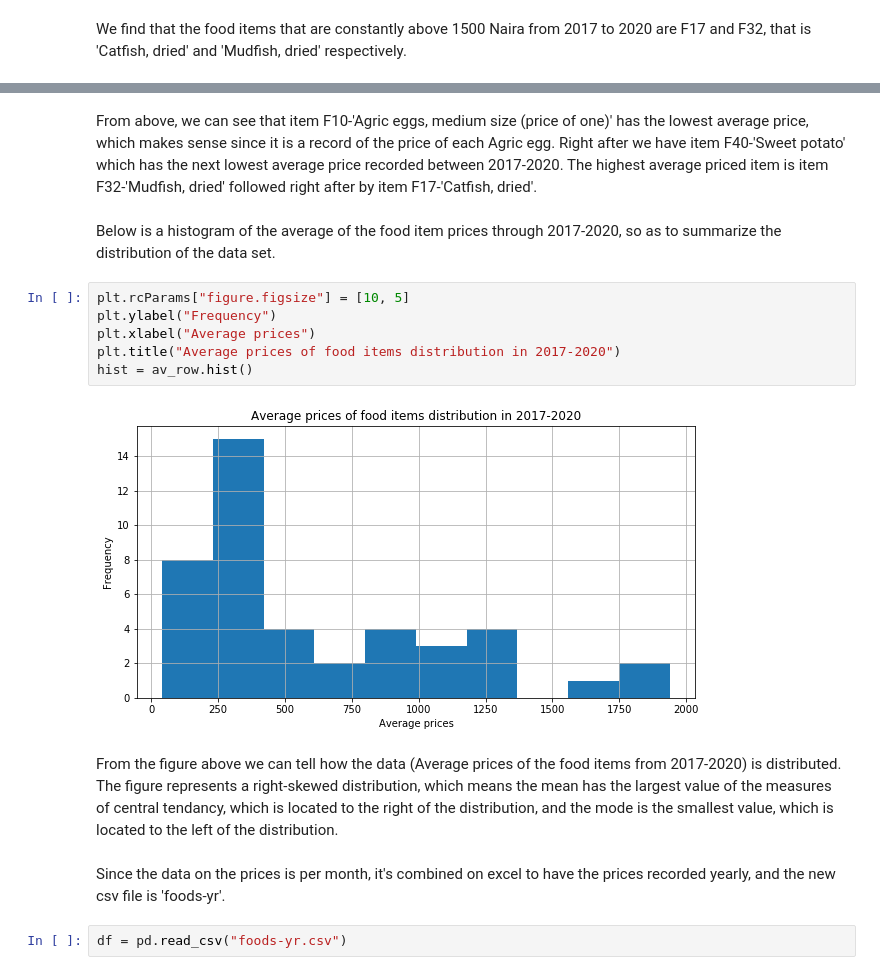
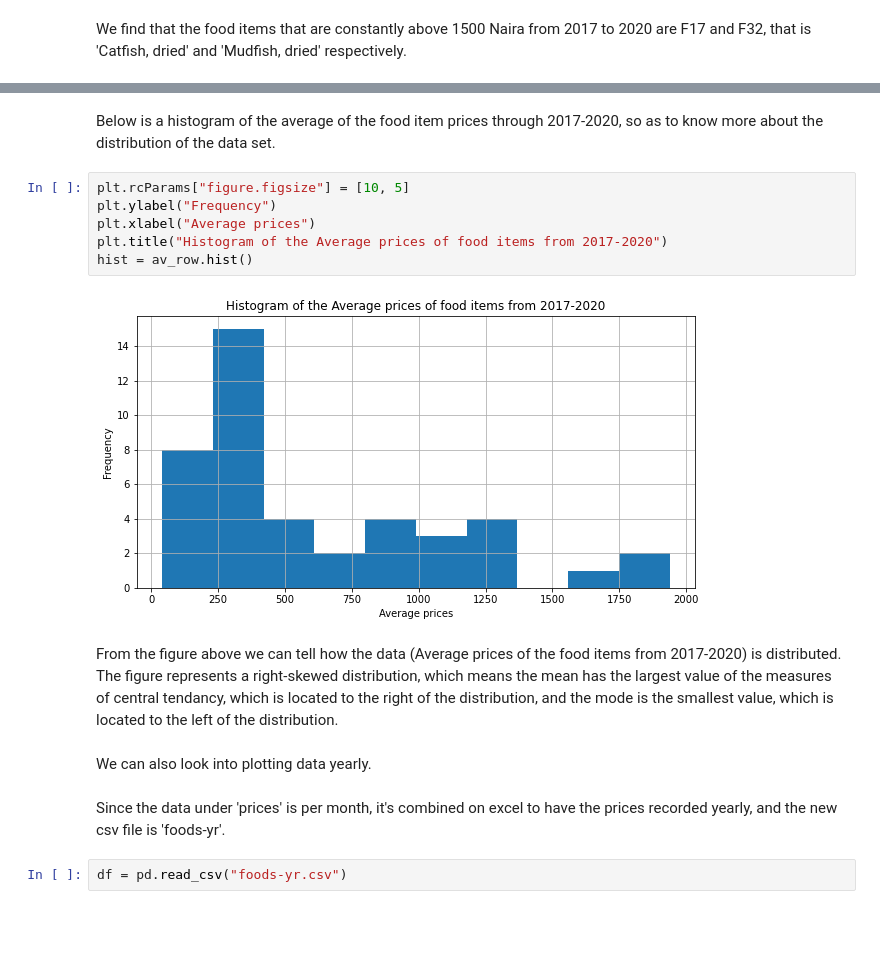
Before and after one commit to Ivynjambi/Jenga-Project, a Jupyter notebook: Analysis of selected food prices in Nigeria.ipynb, the cells around one changed output, grey strips where cells are left out. Saved outputs shown, nothing was run; the diff lists cells and outputs as text; blank space fills up the shorter version.

Commit message:
Additional comments and a line graph. Final restructure.

```diff
--- a/Analysis of selected food prices in Nigeria.ipynb
+++ b/Analysis of selected food prices in Nigeria.ipynb
@@ -193,21 +201,20 @@ plt.show()
-# %% [markdown]
-From above, we can see that item F10-'Agric eggs, medium size (price of one)' has the lowest average price, which makes sense since it is a record of the price of each Agric egg. Right after we have item F40-'Sweet potato' which has the next lowest average price recorded between 2017-2020.
-The highest average priced item is item F32-'Mudfish, dried' followed right after by item F17-'Catfish, dried'.
 # %% [markdown]
-Below is a histogram of the average of the food item prices through 2017-2020, so as to summarize the distribution of the data set.
+Below is a histogram of the average of the food item prices through 2017-2020, so as to know more about the distribution of the data set.
 # %%
 plt.rcParams["figure.figsize"] = [10, 5]
 plt.ylabel("Frequency")
 plt.xlabel("Average prices")
-plt.title("Average prices of food items distribution in 2017-2020")
+plt.title("Histogram of the Average prices of food items from 2017-2020")
 hist = av_row.hist()
 # %% [output]
-[figure, old version]
+[figure, new version]
 # %% [markdown]
 From the figure above we can tell how the data (Average prices of the food items from 2017-2020) is distributed.
 The figure represents a right-skewed distribution, which means the mean has the largest value of the measures of central tendancy, which is located to the right of the distribution, and the mode is the smallest value, which is located to the left of the distribution.
+# %% [markdown]
+We can also look into plotting data yearly.
 # %% [markdown]
-Since the data on the prices is per month, it's combined on excel to have the prices recorded yearly, and the new csv file is 'foods-yr'.
+Since the data under 'prices' is per month, it's combined on excel to have the prices recorded yearly, and the new csv file is 'foods-yr'.
 # %%
 df = pd.read_csv("foods-yr.csv")
 # %% [markdown]
```
Also changed, not shown: parts of 28 cells of this notebook.
